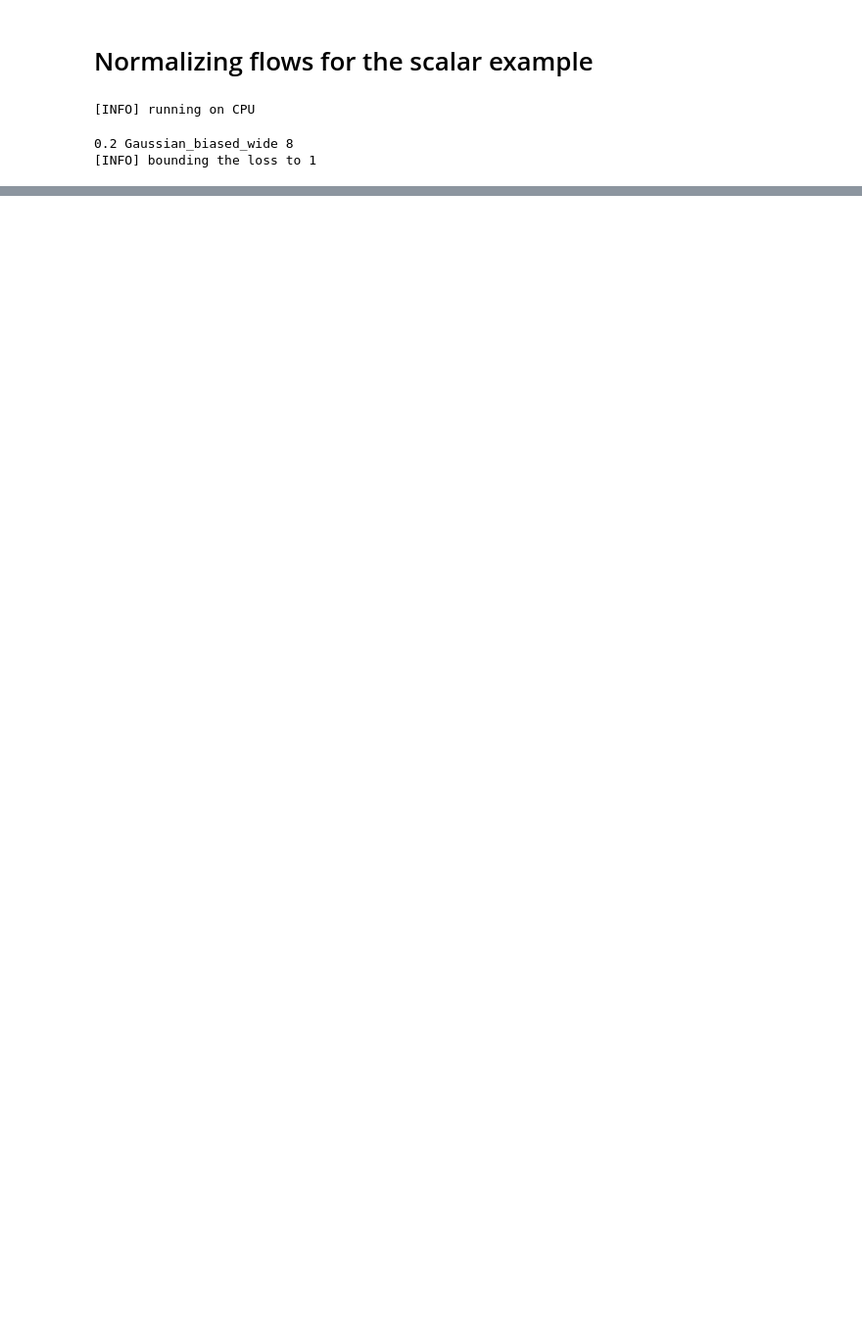
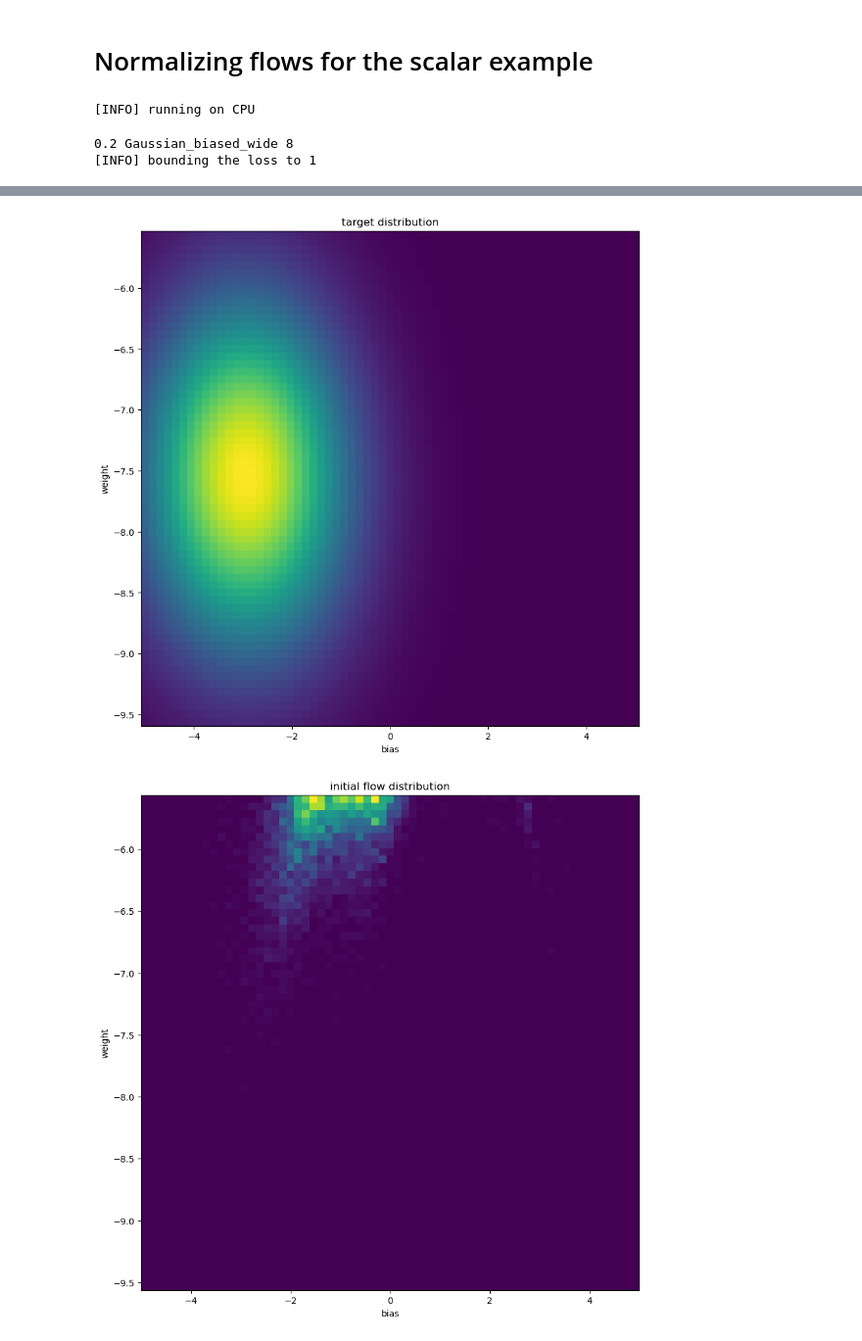
Before and after one commit to MahrokhGB/PAC-SNOC-dev, a Jupyter notebook: experiments/scalar/run_norm_flows.ipynb, the cells around one changed output, grey strips where cells are left out. Shown at 98% size. Cells and saved outputs as stored; diff of their text form; code cells hidden in the pictures; blank space fills up the shorter version.

Commit message:
norm flow for scalar

```diff
--- a/experiments/scalar/run_norm_flows.ipynb
+++ b/experiments/scalar/run_norm_flows.ipynb
@@ -75,11 +113,15 @@ generic_controller = get_controller(
 # %%
 # define target distribution
 gibbs_posteior = GibbsPosterior(
-    loss_fn=lq_loss_bounded, lambda_=gibbs_lambda_star, prior_dict, initialization_std,
+    loss_fn=lq_loss_bounded, lambda_=gibbs_lambda_star, prior_dict=prior_dict,
     # attributes of the CL system
-    controller_type, sys,
-    # REN controller
-    n_xi=None, l=None, x_init=None, u_init=None,
+    controller=generic_controller, sys=sys,
     # misc
-    logger=None,
+    logger=logger,
 )
+
+# Wrap Gibbs distribution to be used in normflows
+target = GibbsWrapperNF(
+target_dist=gibbs_posteior, train_data=data_train, data_batch_size=None,
+    prop_scale=torch.tensor(6.0), prop_shift=torch.tensor(-3.0)
+)
@@ -102,8 +168,7 @@ nfm.to(device)
 # %%
-
 # load
 file_path = os.path.join(BASE_DIR, 'experiments', 'scalar', 'saved_results')
-filename = dist_type.replace(" ", "_")+'_ours_'+prior_type+'_T'+str(T)+'_S'+str(S)+'_eps'+str(int(eps_heat*10))+'.pkl'
+filename = dist_type.replace(" ", "_")+'_ours_'+prior_type_b+'_T'+str(T)+'_S'+str(S)+'_eps'+str(int(epsilon*10))+'.pkl'
 filename = os.path.join(file_path, filename)
 filehandler = open(filename, 'rb')
 res_dict = pickle.load(filehandler)
@@ -112,8 +177,8 @@ filehandler.close()
 res_dict['theta_grid'] = [k[0,0] for k in res_dict['theta_grid']]
 res_dict['theta'] = [k[0,0] for k in res_dict['theta']]
 
-theta_grid = - np.array(res_dict['theta_grid'])
-bias_grid = - np.array(res_dict['bias_grid'])
+theta_grid = np.array(res_dict['theta_grid'])
+bias_grid = np.array(res_dict['bias_grid'])
 Z_posterior = np.reshape(
     np.array(res_dict['posterior']),
     (len(theta_grid), len(bias_grid))
@@ -122,22 +187,45 @@ assert abs(sum(sum(Z_posterior))-1)<=1e-5
 # %%
 # Plot target distribution
 # grid_size = 200
 # xx, yy = torch.meshgrid(X, torch.linspace(-3, 3, grid_size))
 # z = torch.cat([xx.unsqueeze(2), yy.unsqueeze(2)], 2).view(-1, 2)
 # log_prob = target.log_prob(z.to(device)).to('cpu').view(*xx.shape)
 # prob = torch.exp(log_prob)
 
 plt.figure(figsize=(10, 10))
 plt.pcolormesh(bias_grid, theta_grid, Z_posterior, shading='nearest')
+plt.xlabel('bias')
+plt.ylabel('weight')
+plt.title('target distribution')
 plt.show()
 
 # Plot initial flow distribution
 z, _ = nfm.sample(num_samples=2 ** 20)
 z_np = z.to('cpu').data.numpy()
 plt.figure(figsize=(10, 10))
 plt.hist2d(
-    z_np[:, 0].flatten(), z_np[:, 1].flatten(),
+    z_np[:, 1].flatten(), z_np[:, 0].flatten(),
     (len(bias_grid), len(theta_grid)),
-    range=[[bias_grid[0], bias_grid[-1]], [theta_grid[0], theta_grid[-1]]]
+    range=[[bias_grid[-1], bias_grid[0]], [theta_grid[-1], theta_grid[0]]]
 )
+plt.xlabel('bias')
+plt.ylabel('weight')
+plt.title('initial flow distribution')
 plt.show()
+
+# Plot initial base distribution
+z, _ = nfm_base.sample(num_samples=2 ** 20)
+z_np = z.to('cpu').data.numpy()
+plt.figure(figsize=(10, 10))
+plt.hist2d(
+    z_np[:, 1].flatten(), z_np[:, 0].flatten(),
+    (len(bias_grid), len(theta_grid)),
+    range=[[bias_grid[-1], bias_grid[0]], [theta_grid[-1], theta_grid[0]]]
+)
+plt.xlabel('bias')
+plt.ylabel('weight')
+plt.title('initial base distribution')
+plt.show()
+# %% [output]
+[figure, added]
+[figure, added]
```
Also changed, not shown: parts of 8 cells of this notebook, 6 other files.
